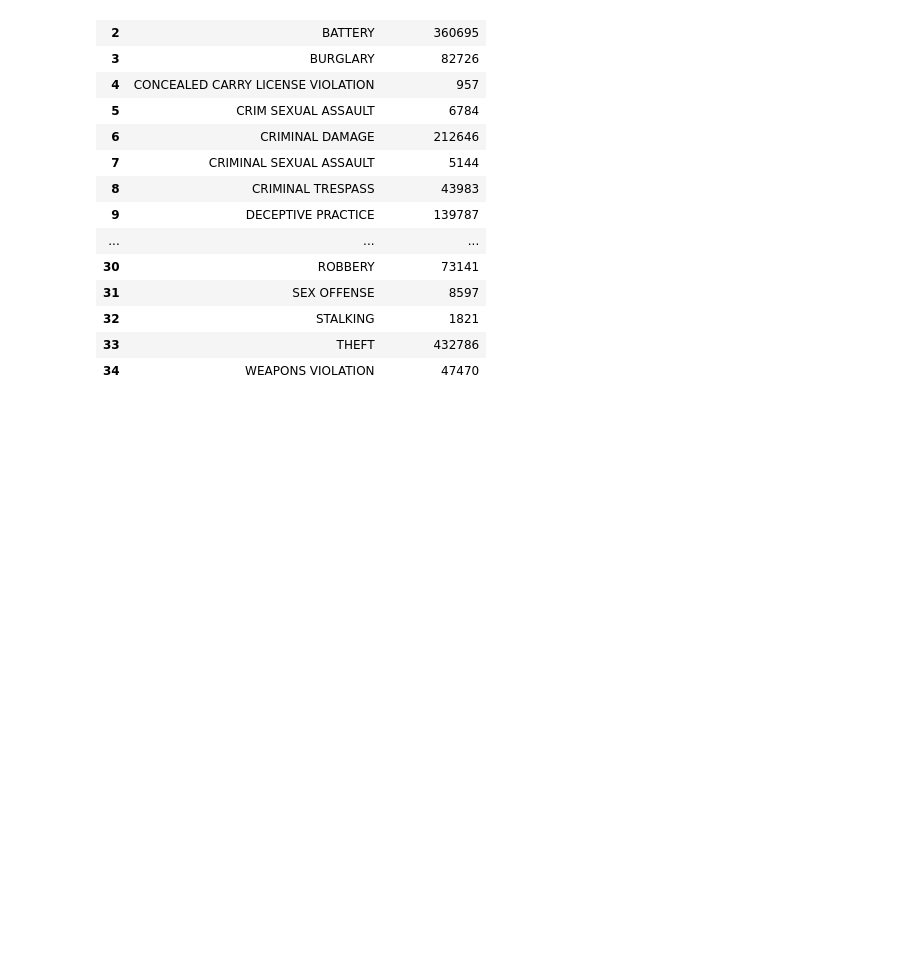
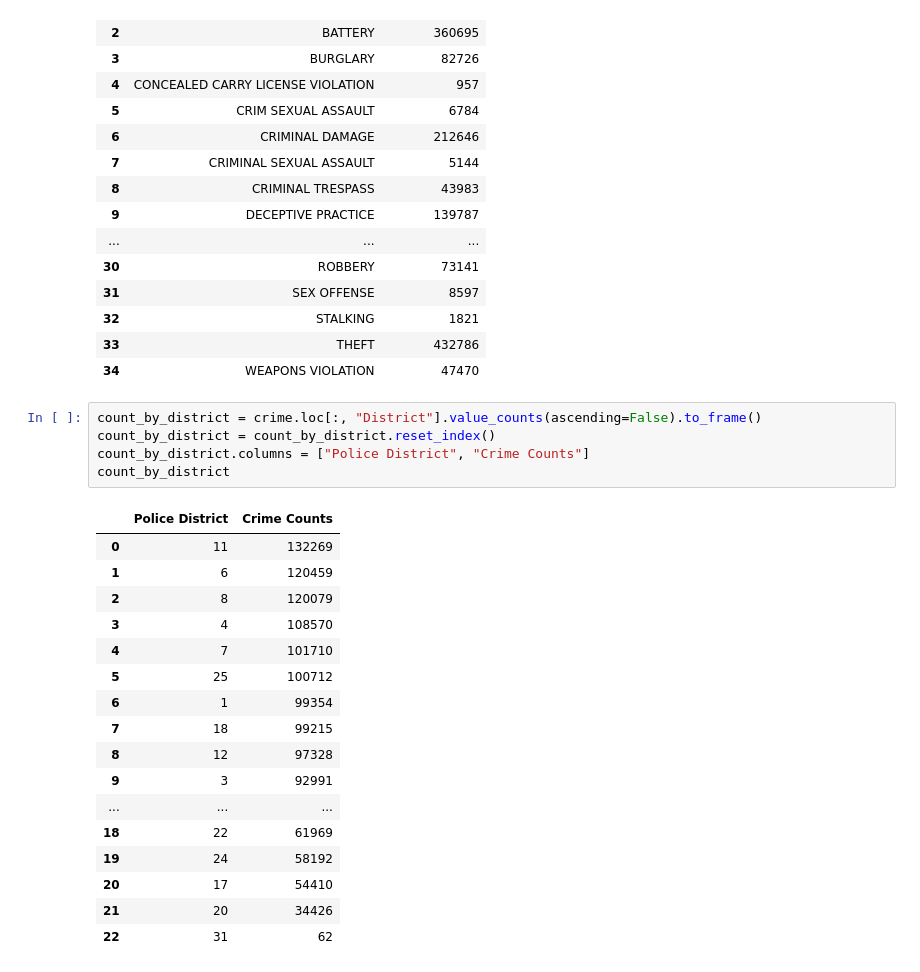
Before and after one commit to jcvincentliu/Analyzing-Racial-Disparities-in-Chicago-Police-Traffic-Stops, a Jupyter notebook: crime_cleaning.ipynb, the cells around one changed output. Saved outputs shown, nothing was run; the diff lists cells and outputs as text; blank space fills up the shorter version.

```diff
--- a/crime_cleaning.ipynb
+++ b/crime_cleaning.ipynb
@@ -254,3 +254,26 @@ count_by_type
 | 32 | STALKING | 1821 |
 | 33 | THEFT | 432786 |
 | 34 | WEAPONS VIOLATION | 47470 |
+# %%
+count_by_district = crime.loc[:, "District"].value_counts(ascending=False).to_frame()
+count_by_district = count_by_district.reset_index()
+count_by_district.columns = ["Police District", "Crime Counts"]
+count_by_district
+# %% [output]
+|  | Police District | Crime Counts |
+| 0 | 11 | 132269 |
+| 1 | 6 | 120459 |
+| 2 | 8 | 120079 |
+| 3 | 4 | 108570 |
+| 4 | 7 | 101710 |
+| 5 | 25 | 100712 |
+| 6 | 1 | 99354 |
+| 7 | 18 | 99215 |
+| 8 | 12 | 97328 |
+| 9 | 3 | 92991 |
+| ... | ... | ... |
+| 18 | 22 | 61969 |
+| 19 | 24 | 58192 |
+| 20 | 17 | 54410 |
+| 21 | 20 | 34426 |
+| 22 | 31 | 62 |
```
Also changed, not shown: parts of 2 cells of this notebook.
